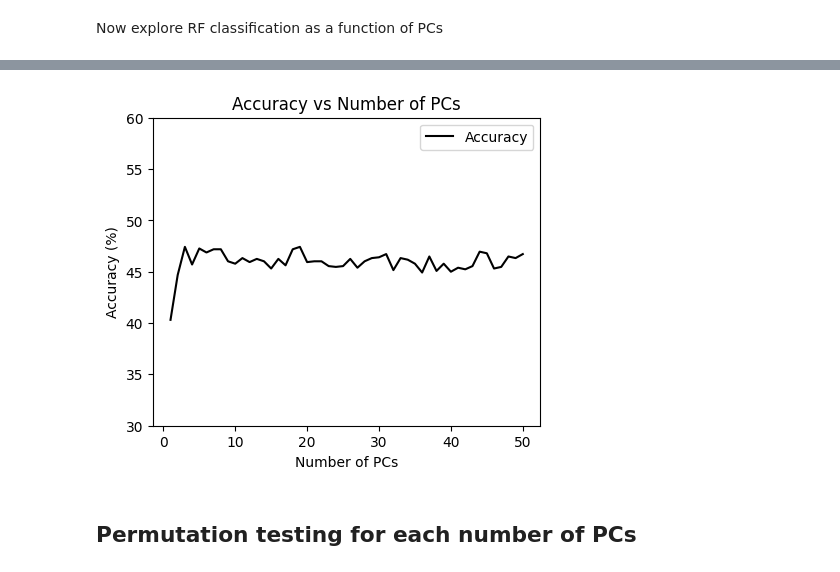
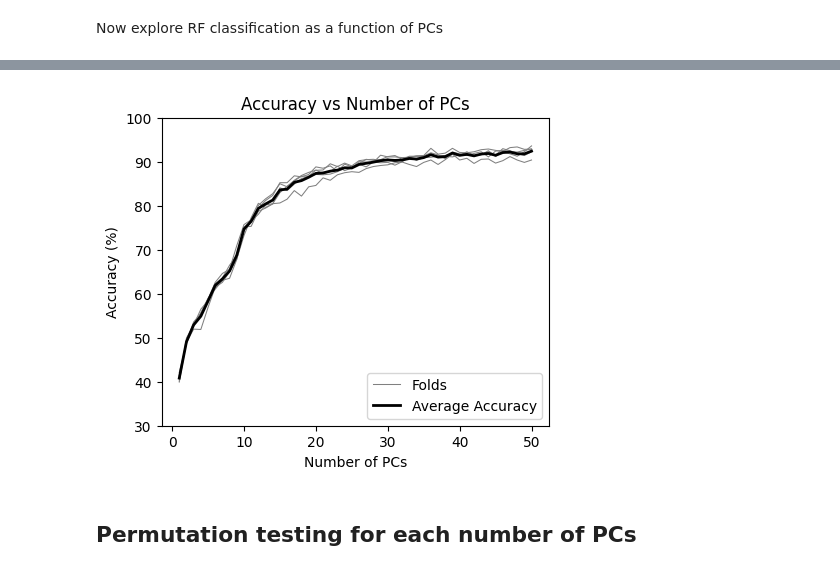
Before and after one commit to BradleyEdelman/Alzheimers-MRI-Classification, a Jupyter notebook: notebooks/01_random_forest.ipynb, the cells around one changed output, grey strips where cells are left out. Drawn from its saved outputs; the diff is of its cells as text; code cells hidden in the pictures.

Commit message:
fixing cross validation for random forest, better visualization for multiclass

```diff
--- a/notebooks/01_random_forest.ipynb
+++ b/notebooks/01_random_forest.ipynb
@@ -266,18 +287,32 @@ display(f"The p-value for the classification accuracy of {acc:.2f}% is {p_value}
 Now explore RF classification as a function of PCs
 # %%
 
+start_time = time.time()
+
 num_pc=np.linspace(1,50,50, dtype = 'int')
-acc_pc=iteration_PCs(
-    train_data_pca,
-    train_lab,
-    test_data_pca,
-    test_lab,
-    loadings,
-    num_pc)
+
+acc_pc_tot = []
+for num_fold in range(len(train_idx_fold)):
+
+    # Extract data per fold
+    train_data = data_pca[train_idx_fold[num_fold],:]
+    train_labels = labels[train_idx_fold[num_fold]]
+    test_data = data_pca[test_idx_fold[num_fold],:]
+    test_labels = labels[test_idx_fold[num_fold]]
+
+    acc_pc=iteration_PCs(train_data, train_labels, test_data, test_labels, loadings_da, num_pc)
+    acc_pc_tot.append(acc_pc)
+
+acc_pc_tot = np.vstack(acc_pc_tot)
+
 clear_output(wait=False)
+end_time = time.time()
+total_time = end_time - start_time
+print(f"Total time elapsed: {total_time:.2f} seconds")
+print()
 
 # Save results
 bucket_name="databricks-workspace-stack-brad-personal-bucket"
 s3_file_path='AD_MRI_classification/results/RF_NUM_PCS_acc.pkl'
-save_pickle_s3(acc_pc, bucket_name, s3_file_path, dbutils)
+save_pickle_s3(acc_pc_tot, bucket_name, s3_file_path, dbutils)
 # %% [output]
@@ -285,19 +322,25 @@ Data uploaded to S3 bucket: databricks-workspace-stack-brad-personal-bucket/AD_M
 # %%
 # Load results
 bucket_name="databricks-workspace-stack-brad-personal-bucket"
 s3_file_path='AD_MRI_classification/results/RF_NUM_PCS_acc.pkl'
-acc_pc=load_pickle_s3(bucket_name, s3_file_path, dbutils)
+acc_pc_tot=load_pickle_s3(bucket_name, s3_file_path, dbutils)
 
 # Plot accuracy as a function of number of PCs
 plt.figure(figsize=(5, 4))
-plt.plot(num_pc, acc_pc, 'k', label='Accuracy')
+
+for num_fold in range(len(acc_pc_tot)):
+    plt.plot(num_pc, acc_pc_tot[num_fold], 'gray', linewidth=0.75, label=f'Folds' if num_fold == 0 else "")
+
+plt.plot(num_pc, acc_pc_tot.mean(axis=0), 'k', linewidth=2, label='Average Accuracy')
+
 plt.xlabel('Number of PCs')
 plt.ylabel('Accuracy (%)')
 plt.title('Accuracy vs Number of PCs')
-plt.ylim(30, 60)
+plt.ylim(30, 100)
+plt.legend()
 plt.show()
 # %% [output]
-[figure, old version]
+[figure, new version]
 # %% [markdown]
 ## Permutation testing for each number of PCs
 # %%
```
Also changed, not shown: parts of 20 cells of this notebook, 8 other files.
